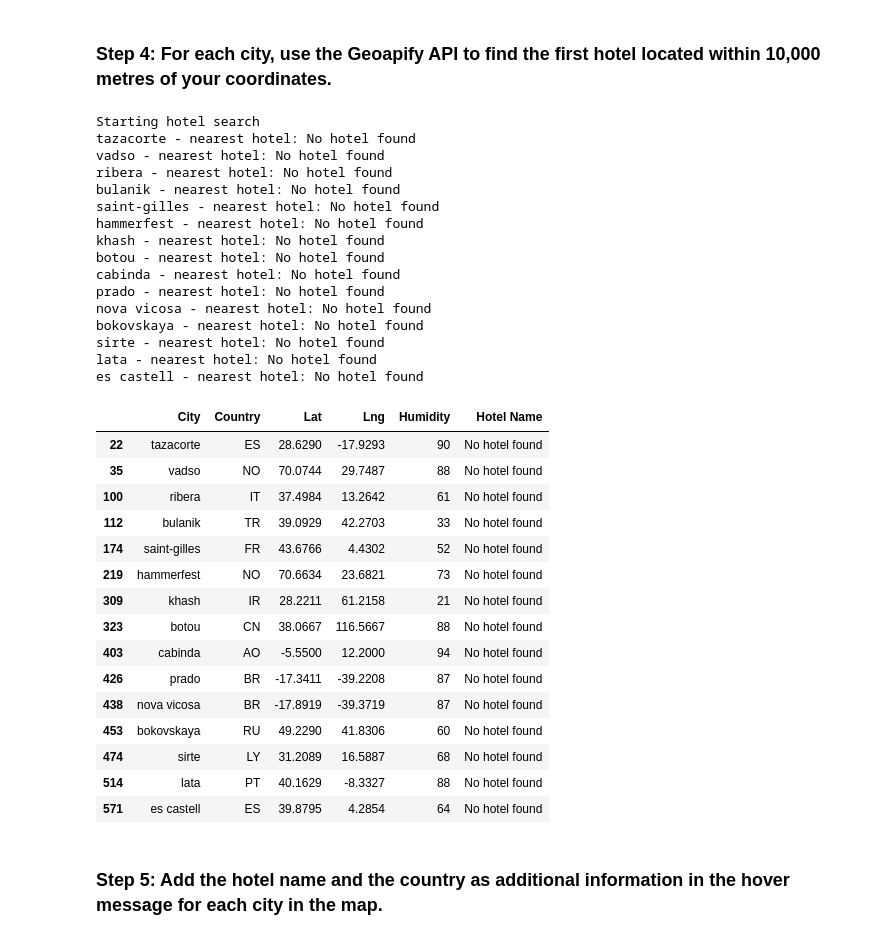
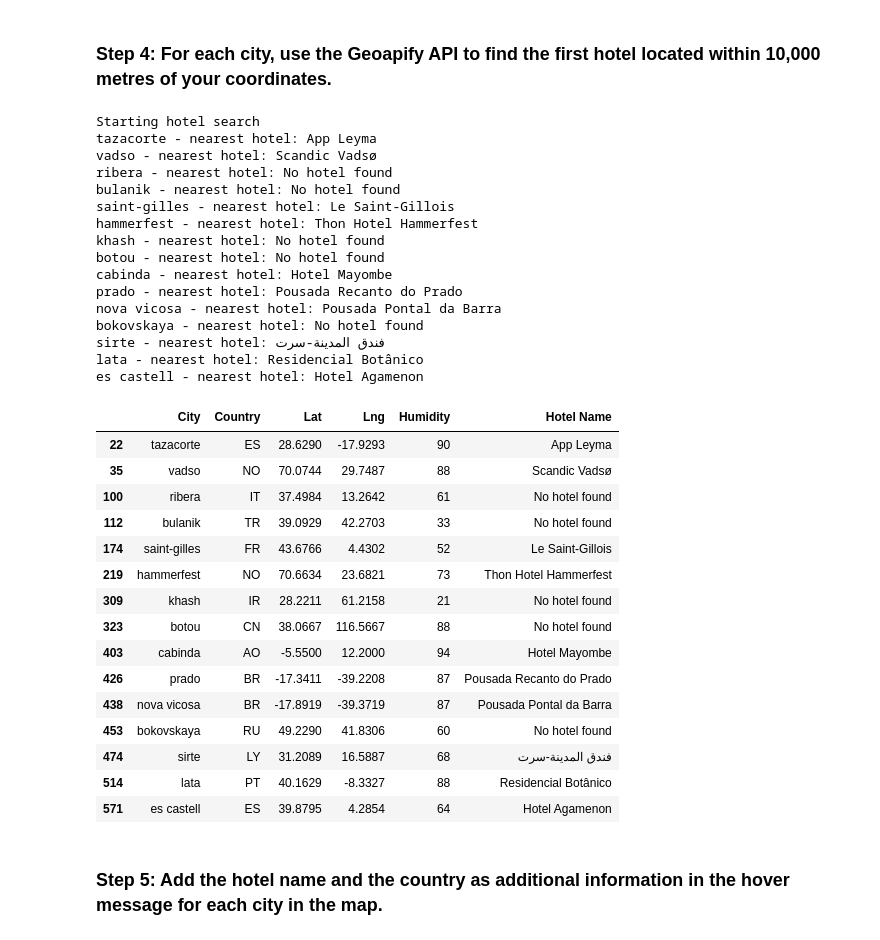
Before and after one commit to keenet1/python-api-challenge, a Jupyter notebook: WeatherPy/VacationPy.ipynb, the cells around one changed output. Cells and saved outputs as stored; diff of their text form; code cells hidden in the pictures.

```diff
--- a/WeatherPy/VacationPy.ipynb
+++ b/WeatherPy/VacationPy.ipynb
@@ -59,7 +62,7 @@ city_data_df = city_data_df.loc[(city_data_df["Max Temp"] <27) & (city_data_df["
 city_data_df = city_data_df.loc[(city_data_df["Wind Speed"] <4.5)]
 
 # Narrow Down Based On Cloudy Conditions (Cloudiness)
-city_data_df = city_data_df.loc[(city_data_df["Cloudiness"] ==0)]
+city_data_df = city_data_df.loc[(city_data_df["Cloudiness"] <1)]
 
 # Drop any rows with null values
 city_data_df = city_data_df.dropna()
@@ -116,7 +119,8 @@ hotel_df
 # %%
 # Set parameters to search for a hotel
 radius = 10000
-params = {"categories" : "accomodation.hotel", "apiKey" :geoapify_key}
+params = {"categories" : "accommodation.hotel",
+          "apiKey" : geoapify_key}
 
 # Print a message to follow up the hotel search
 print("Starting hotel search")
@@ -128,64 +132,64 @@ for index, row in hotel_df.iterrows():
     latitude = row["Lat"]
 
     # Add filter and bias parameters with the current city's latitude and longitude to the params dictionary
-    params["filter"] = f"circle:{radius},{longitude},{latitude}"
+    params["filter"] = f"circle:{longitude},{latitude},{radius}"
     params["bias"] = f"proximity:{longitude},{latitude}"
 
     # Set base URL
-    base_url = "https://api.geoapify.com/v2/places"
+    base_url = "https://api.geoapify.com/v2/places?"
 
 
     # Make and API request using the params dictionaty
     name_address = requests.get(base_url, params = params)
 
     # Convert the API response to JSON format
     name_address = name_address.json()
 
     # Grab the first hotel from the results and store the name in the hotel_df DataFrame
     try:
         hotel_df.loc[index, "Hotel Name"] = name_address["features"][0]["properties"]["name"]
     except (KeyError, IndexError):
         # If no hotel is found, set the hotel name as "No hotel found".
         hotel_df.loc[index, "Hotel Name"] = "No hotel found"
 
     # Log the search results
     print(f"{hotel_df.loc[index, 'City']} - nearest hotel: {hotel_df.loc[index, 'Hotel Name']}")
 
 # Display sample data
 hotel_df
 # %% [output]
 Starting hotel search
-tazacorte - nearest hotel: No hotel found
-vadso - nearest hotel: No hotel found
+tazacorte - nearest hotel: App Leyma
+vadso - nearest hotel: Scandic Vadsø
 ribera - nearest hotel: No hotel found
 bulanik - nearest hotel: No hotel found
-saint-gilles - nearest hotel: No hotel found
-hammerfest - nearest hotel: No hotel found
+saint-gilles - nearest hotel: Le Saint-Gillois
+hammerfest - nearest hotel: Thon Hotel Hammerfest
 khash - nearest hotel: No hotel found
 botou - nearest hotel: No hotel found
-cabinda - nearest hotel: No hotel found
-prado - nearest hotel: No hotel found
-nova vicosa - nearest hotel: No hotel found
+cabinda - nearest hotel: Hotel Mayombe
+prado - nearest hotel: Pousada Recanto do Prado
+nova vicosa - nearest hotel: Pousada Pontal da Barra
 bokovskaya - nearest hotel: No hotel found
-sirte - nearest hotel: No hotel found
-lata - nearest hotel: No hotel found
-es castell - nearest hotel: No hotel found
+sirte - nearest hotel: فندق المدينة-سرت
+lata - nearest hotel: Residencial Botânico
+es castell - nearest hotel: Hotel Agamenon
 |  | City | Country | Lat | Lng | Humidity | Hotel Name |
-| 22 | tazacorte | ES | 28.6290 | -17.9293 | 90 | No hotel found |
-| 35 | vadso | NO | 70.0744 | 29.7487 | 88 | No hotel found |
+| 22 | tazacorte | ES | 28.6290 | -17.9293 | 90 | App Leyma |
+| 35 | vadso | NO | 70.0744 | 29.7487 | 88 | Scandic Vadsø |
 | 100 | ribera | IT | 37.4984 | 13.2642 | 61 | No hotel found |
 | 112 | bulanik | TR | 39.0929 | 42.2703 | 33 | No hotel found |
-| 174 | saint-gilles | FR | 43.6766 | 4.4302 | 52 | No hotel found |
-| 219 | hammerfest | NO | 70.6634 | 23.6821 | 73 | No hotel found |
+| 174 | saint-gilles | FR | 43.6766 | 4.4302 | 52 | Le Saint-Gillois |
+| 219 | hammerfest | NO | 70.6634 | 23.6821 | 73 | Thon Hotel Hammerfest |
 | 309 | khash | IR | 28.2211 | 61.2158 | 21 | No hotel found |
 | 323 | botou | CN | 38.0667 | 116.5667 | 88 | No hotel found |
-| 403 | cabinda | AO | -5.5500 | 12.2000 | 94 | No hotel found |
-| 426 | prado | BR | -17.3411 | -39.2208 | 87 | No hotel found |
-| 438 | nova vicosa | BR | -17.8919 | -39.3719 | 87 | No hotel found |
+| 403 | cabinda | AO | -5.5500 | 12.2000 | 94 | Hotel Mayombe |
+| 426 | prado | BR | -17.3411 | -39.2208 | 87 | Pousada Recanto do Prado |
+| 438 | nova vicosa | BR | -17.8919 | -39.3719 | 87 | Pousada Pontal da Barra |
 | 453 | bokovskaya | RU | 49.2290 | 41.8306 | 60 | No hotel found |
-| 474 | sirte | LY | 31.2089 | 16.5887 | 68 | No hotel found |
-| 514 | lata | PT | 40.1629 | -8.3327 | 88 | No hotel found |
-| 571 | es castell | ES | 39.8795 | 4.2854 | 64 | No hotel found |
+| 474 | sirte | LY | 31.2089 | 16.5887 | 68 | فندق المدينة-سرت |
+| 514 | lata | PT | 40.1629 | -8.3327 | 88 | Residencial Botânico |
+| 571 | es castell | ES | 39.8795 | 4.2854 | 64 | Hotel Agamenon |
 # %% [markdown]
 ### Step 5: Add the hotel name and the country as additional information in the hover message for each city in the map.
 # %%
```
Also changed, not shown: parts of 1 cell of this notebook.
